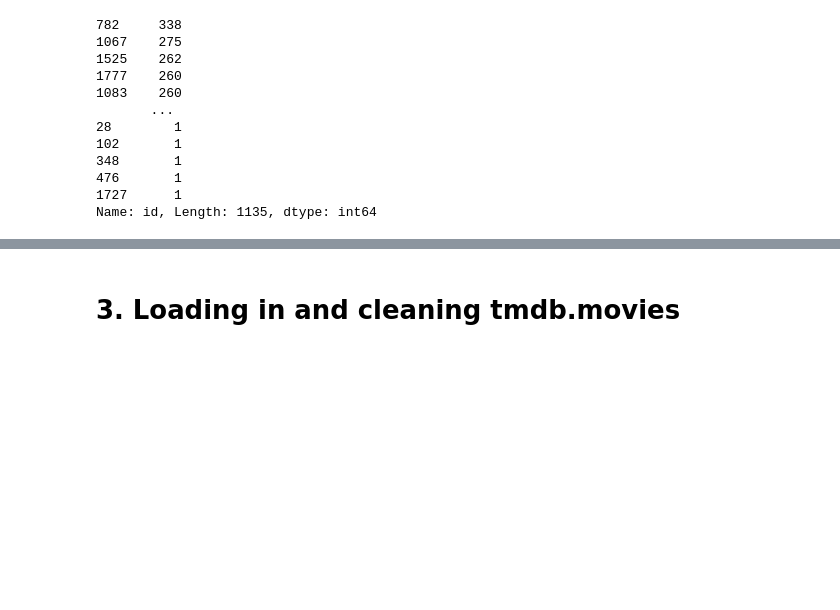
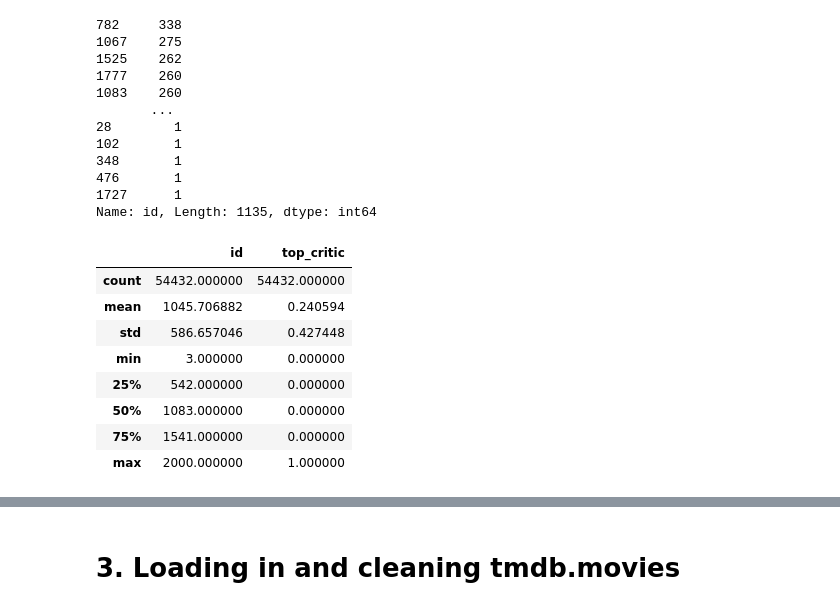
Before and after one commit to kmatk/Movie_Studio_P1_Project, a Jupyter notebook: JN Rough Draft template_vs.ipynb, the cells around one changed output, grey strips where cells are left out. Saved outputs shown, nothing was run; the diff lists cells and outputs as text; code cells hidden in the pictures; blank space fills up the shorter version.

```diff
--- a/JN Rough Draft template_vs.ipynb
+++ b/JN Rough Draft template_vs.ipynb
@@ -352,3 +338,21 @@ Name: id, Length: 1135, dtype: int64
 # Upon joining it looks like we have five less genres. 78 to 73.
 Rt_Reviews.rename(columns={'rating':'mov_rating'}, inplace=True)
 Rt_id_left_join = Rt_Reviews.join(Rt.set_index(['id']), on=['id'])
+# %%
+"""
+Want to see the average review amount per movie. One movie equals one genre type.
+Here we see that on average each movie had 1,045 reviews, so that will be our cutoff to
+analyze genres.
+
+"""
+Rt_id_left_join.describe()
+# %% [output]
+|  | id | top_critic |
+| count | 54432.000000 | 54432.000000 |
+| mean | 1045.706882 | 0.240594 |
+| std | 586.657046 | 0.427448 |
+| min | 3.000000 | 0.000000 |
+| 25% | 542.000000 | 0.000000 |
+| 50% | 1083.000000 | 0.000000 |
+| 75% | 1541.000000 | 0.000000 |
+| max | 2000.000000 | 1.000000 |
```
Also changed, not shown: parts of 9 cells of this notebook, 3 other files.
